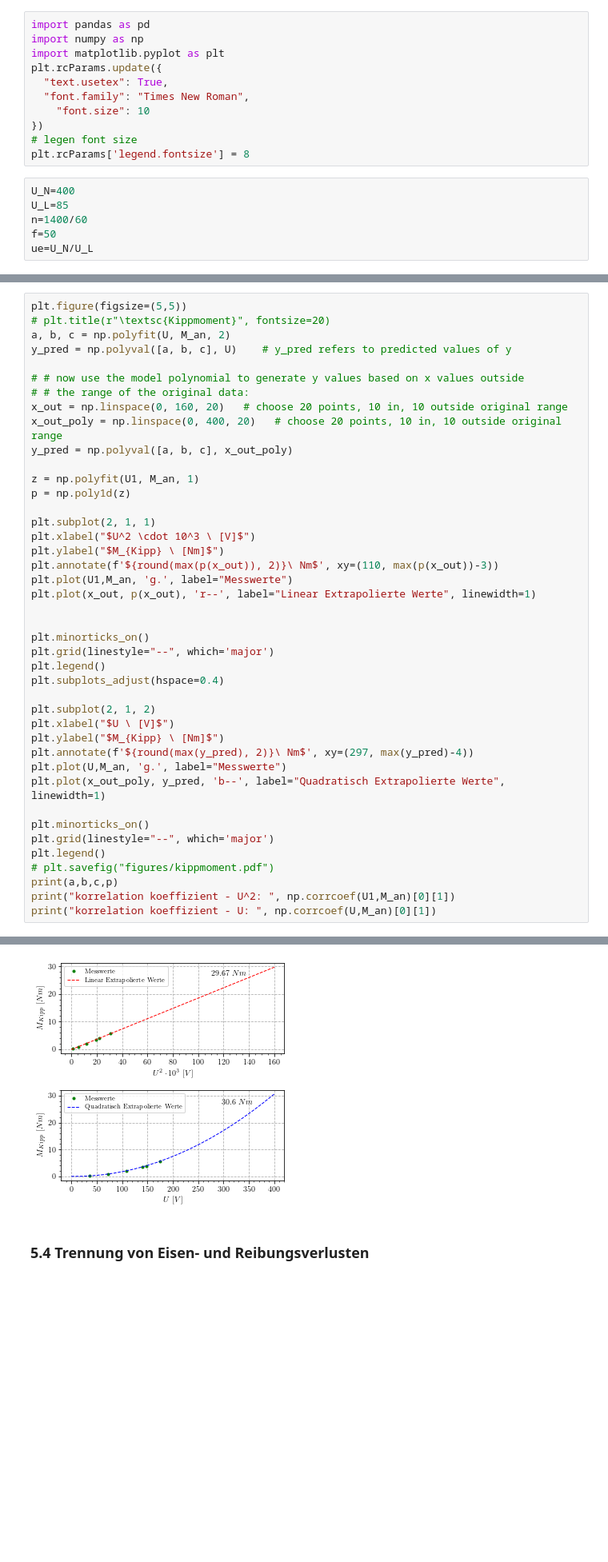
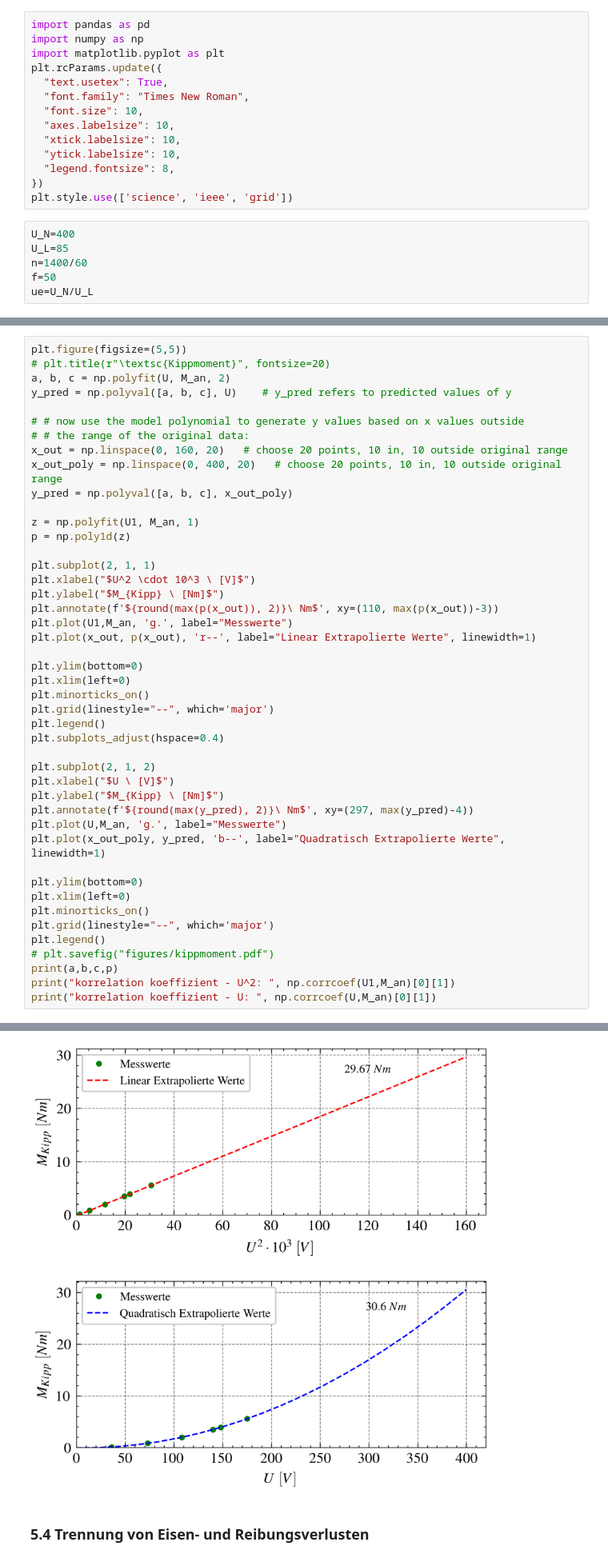
Before and after one commit to ayham291/PEM, a Jupyter notebook: ASM/ASM_Calculations.ipynb, the cells around one changed output, grey strips where cells are left out. Shown at 80% size. Cells and saved outputs as stored; diff of their text form; blank space fills up the shorter version.

Commit message:
feat: update rcParams for matplotlib and start plots at (0,0)

```diff
--- a/ASM/ASM_Calculations.ipynb
+++ b/ASM/ASM_Calculations.ipynb
@@ -5,10 +5,13 @@ import matplotlib.pyplot as plt
 plt.rcParams.update({
   "text.usetex": True,
   "font.family": "Times New Roman",
-    "font.size": 10
+  "font.size": 10,
+  "axes.labelsize": 10,
+  "xtick.labelsize": 10,
+  "ytick.labelsize": 10,
+  "legend.fontsize": 8,
 })
-# legen font size
-plt.rcParams['legend.fontsize'] = 8
+plt.style.use(['science', 'ieee', 'grid'])
 # %%
 U_N=400
 U_L=85
@@ -142,35 +148,38 @@ plt.subplot(2, 1, 1)
 plt.xlabel("$U^2 \cdot 10^3 \ [V]$")
 plt.ylabel("$M_{Kipp} \ [Nm]$")
 plt.annotate(f'${round(max(p(x_out)), 2)}\ Nm$', xy=(110, max(p(x_out))-3))
 plt.plot(U1,M_an, 'g.', label="Messwerte")
 plt.plot(x_out, p(x_out), 'r--', label="Linear Extrapolierte Werte", linewidth=1)
 
-
+plt.ylim(bottom=0)
+plt.xlim(left=0)
 plt.minorticks_on()
 plt.grid(linestyle="--", which='major')
 plt.legend()
 plt.subplots_adjust(hspace=0.4)
 
 plt.subplot(2, 1, 2)
 plt.xlabel("$U \ [V]$")
 plt.ylabel("$M_{Kipp} \ [Nm]$")
 plt.annotate(f'${round(max(y_pred), 2)}\ Nm$', xy=(297, max(y_pred)-4))
 plt.plot(U,M_an, 'g.', label="Messwerte")
 plt.plot(x_out_poly, y_pred, 'b--', label="Quadratisch Extrapolierte Werte", linewidth=1)
 
+plt.ylim(bottom=0)
+plt.xlim(left=0)
 plt.minorticks_on()
 plt.grid(linestyle="--", which='major')
 plt.legend()
 # plt.savefig("figures/kippmoment.pdf")
 print(a,b,c,p)
 print("korrelation koeffizient - U^2: ", np.corrcoef(U1,M_an)[0][1])
 print("korrelation koeffizient - U: ", np.corrcoef(U,M_an)[0][1])
 # %% [output]
 0.0001976055935301472 -0.002449525260579079 -0.035841563102510736
 0.1863 x - 0.1431
 korrelation koeffizient - U^2:  0.999921462865454
 korrelation koeffizient - U:  0.9802427097922084
-[figure, old version]
+[figure, new version]
 # %% [markdown]
 ### 5.4 Trennung von Eisen- und Reibungsverlusten
 # %%
```
Also changed, not shown: parts of 2 cells of this notebook, 4 other files.
